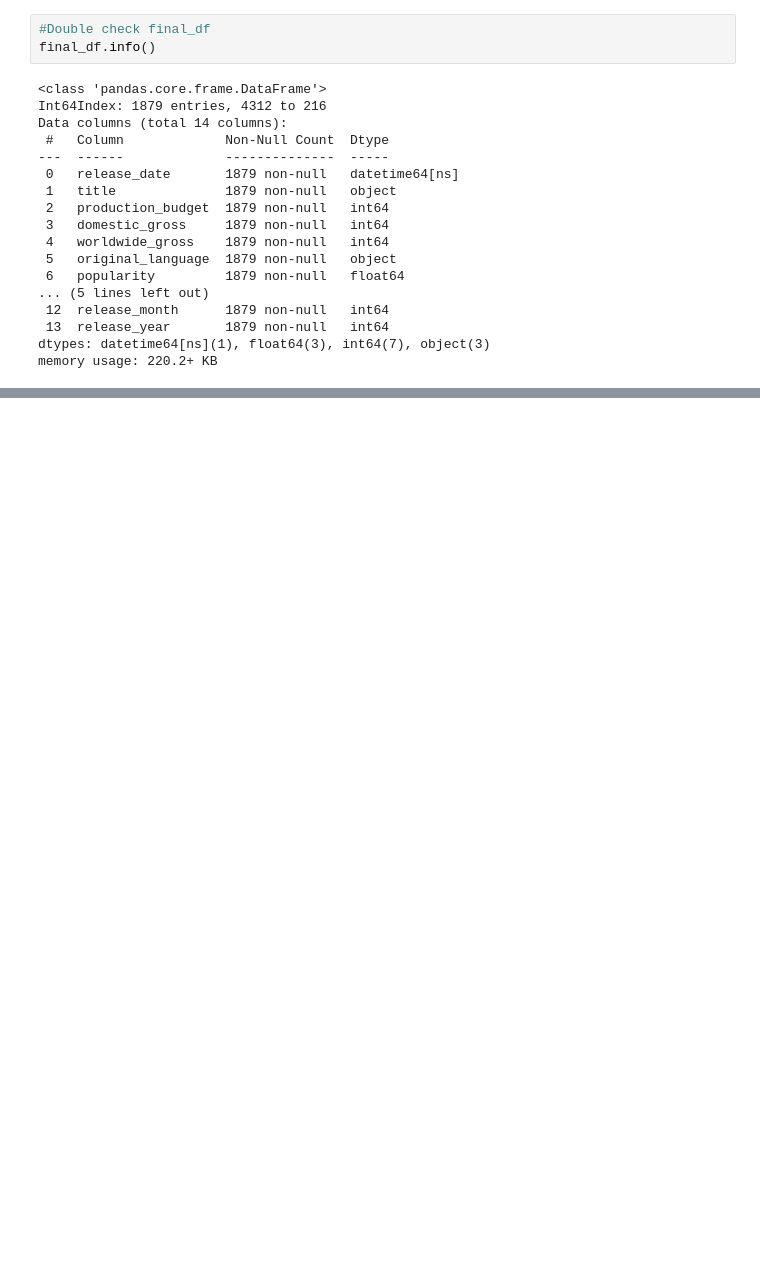
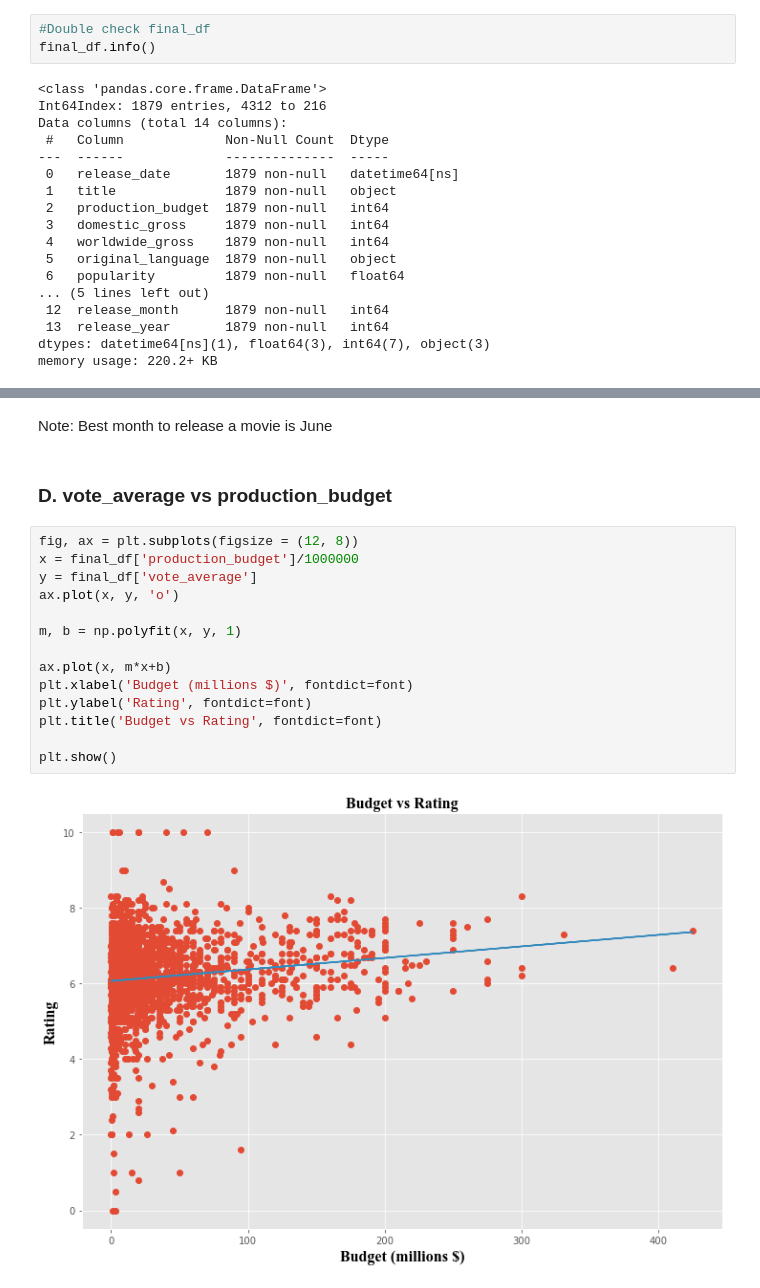
Before and after one commit to dquillao/dsc-mod-1-project-v2-1-online-ds-sp-000, a Jupyter notebook: Technical Notebook.ipynb, the cells around one changed output, grey strips where cells are left out. Drawn from its saved outputs; the diff is of its cells as text; blank space fills up the shorter version.

```diff
--- a/Technical Notebook.ipynb
+++ b/Technical Notebook.ipynb
@@ -1271,0 +1046,20 @@ memory usage: 220.2+ KB
+# %% [markdown]
+Note: Best month to release a movie is June
+# %% [markdown]
+### D. vote_average vs production_budget
+# %%
+fig, ax = plt.subplots(figsize = (12, 8))
+x = final_df['production_budget']/1000000
+y = final_df['vote_average']
+ax.plot(x, y, 'o')
+
+m, b = np.polyfit(x, y, 1)
+
+ax.plot(x, m*x+b)
+plt.xlabel('Budget (millions $)', fontdict=font)
+plt.ylabel('Rating', fontdict=font)
+plt.title('Budget vs Rating', fontdict=font)
+
+plt.show()
+# %% [output]
+[figure, added]
```
Also changed, not shown: parts of 84 cells of this notebook.
